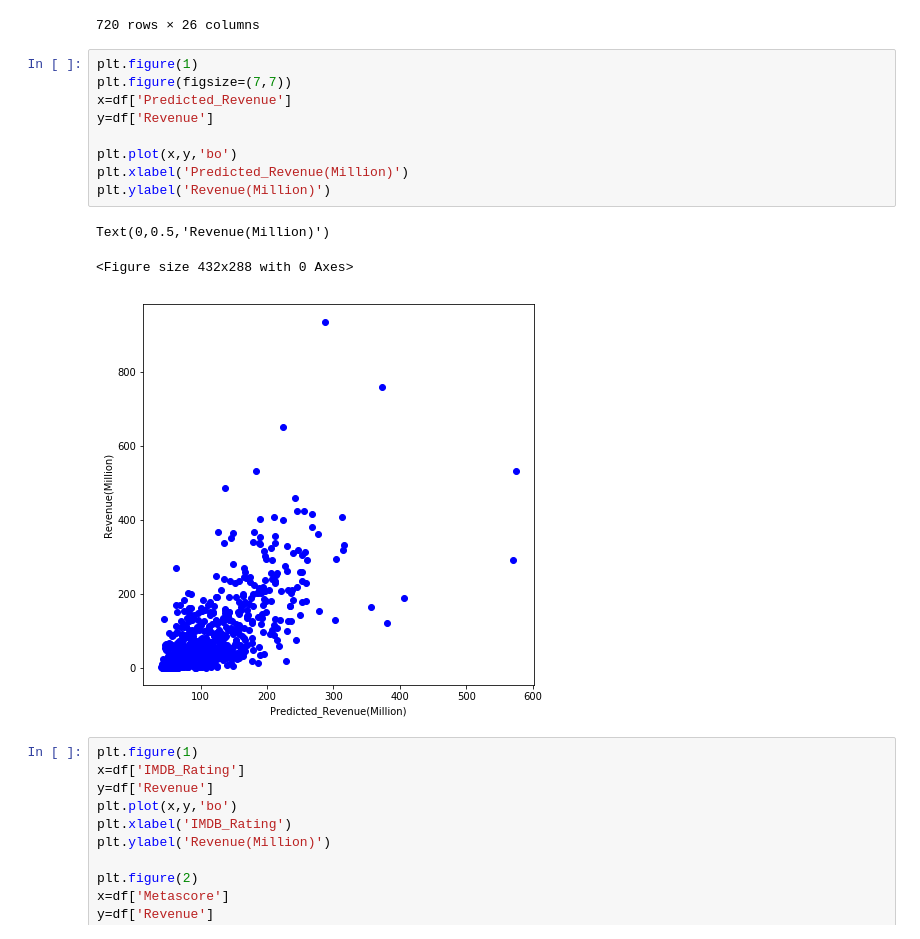
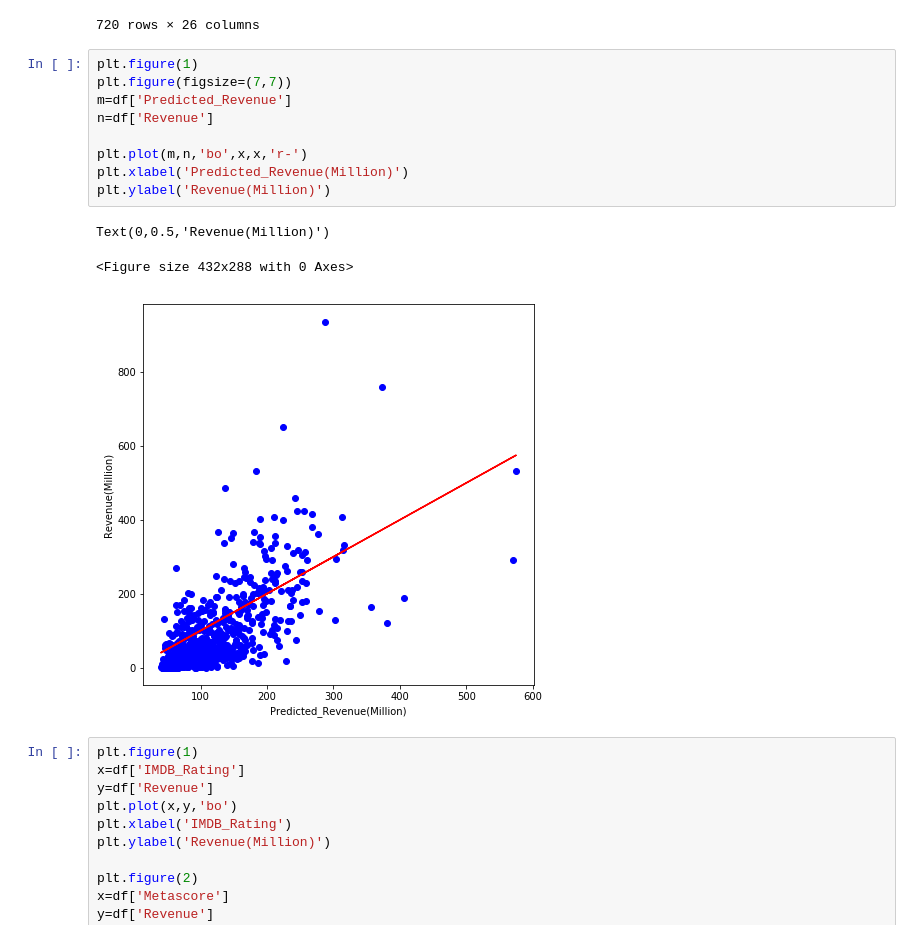
Before and after one commit to SplashCrBy/pr_06, a Jupyter notebook: OLS.ipynb, the cells around one changed output. Drawn from its saved outputs; the diff is of its cells as text.

```diff
--- a/OLS.ipynb
+++ b/OLS.ipynb
@@ -448,16 +448,16 @@ df
 # %%
 plt.figure(1)
 plt.figure(figsize=(7,7))
-x=df['Predicted_Revenue']
-y=df['Revenue']
+m=df['Predicted_Revenue']
+n=df['Revenue']
 
-plt.plot(x,y,'bo')
+plt.plot(m,n,'bo',x,x,'r-')
 plt.xlabel('Predicted_Revenue(Million)')
 plt.ylabel('Revenue(Million)')
 # %% [output]
 Text(0,0.5,'Revenue(Million)')
 <Figure size 432x288 with 0 Axes>
-[figure, old version]
+[figure, new version]
 # %%
 plt.figure(1)
 x=df['IMDB_Rating']
```
